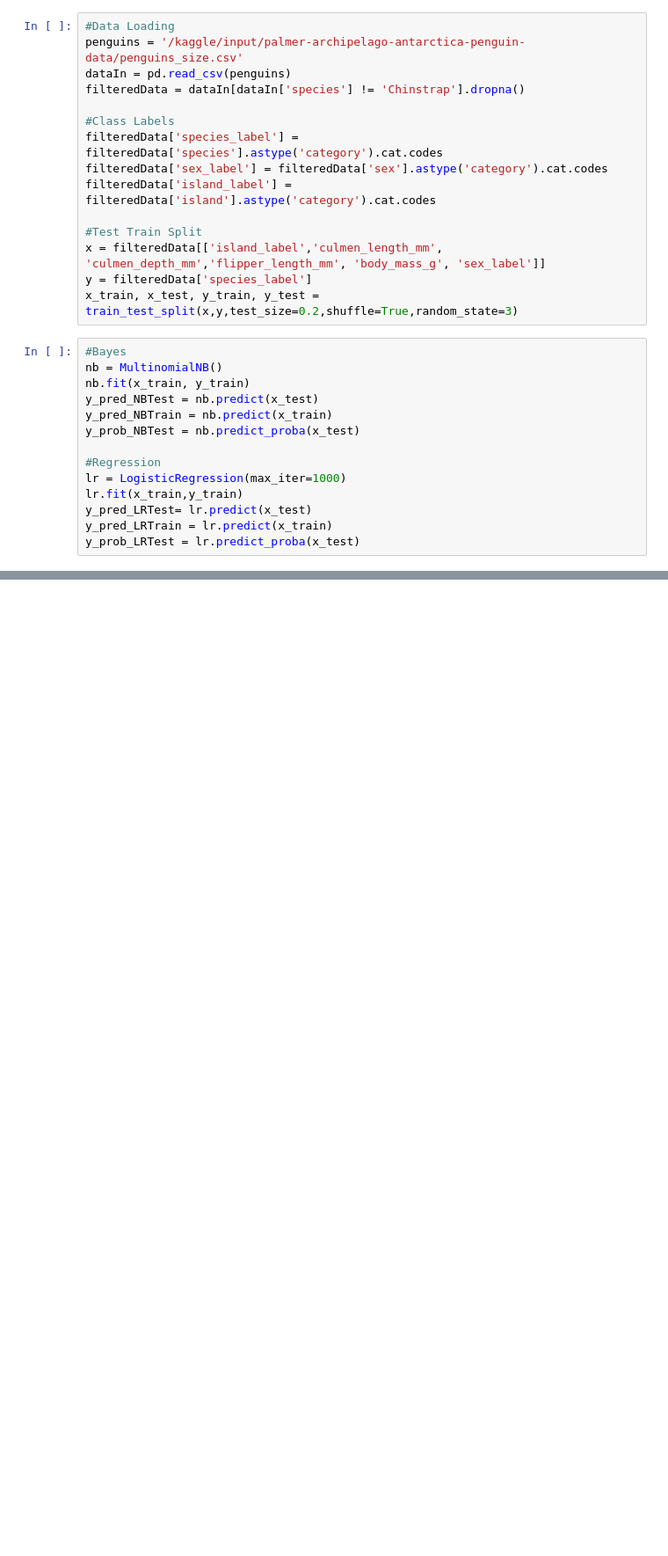
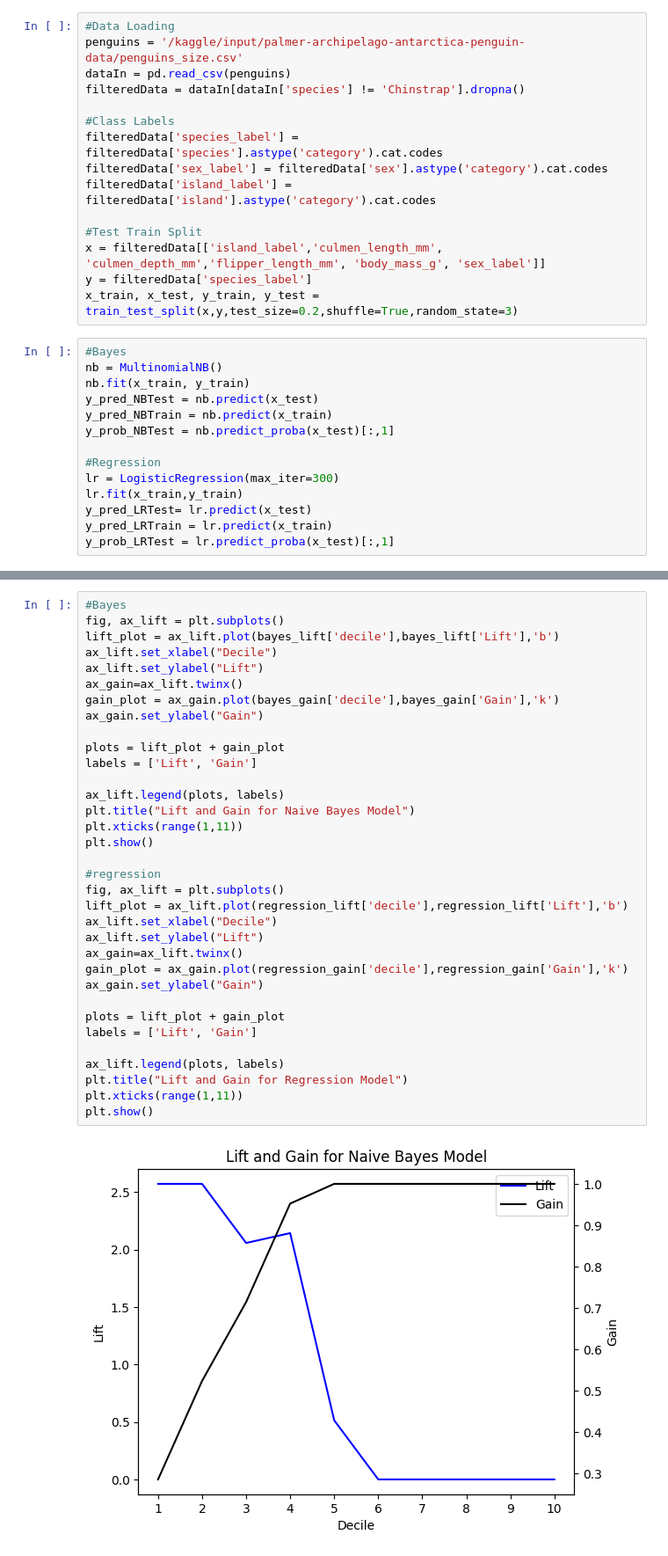
Before and after one commit to wmerry25/CS552-HW2, a Jupyter notebook: DS552_HW2.ipynb, the cells around one changed output, grey strips where cells are left out. Shown at 88% size. Saved outputs shown, nothing was run; the diff lists cells and outputs as text; blank space fills up the shorter version.

Commit message:
Added Visualizations

```diff
--- a/DS552_HW2.ipynb
+++ b/DS552_HW2.ipynb
@@ -34,14 +36,14 @@ nb = MultinomialNB()
 nb.fit(x_train, y_train)
 y_pred_NBTest = nb.predict(x_test)
 y_pred_NBTrain = nb.predict(x_train)
-y_prob_NBTest = nb.predict_proba(x_test)
+y_prob_NBTest = nb.predict_proba(x_test)[:,1]
 
 #Regression
-lr = LogisticRegression(max_iter=1000)
+lr = LogisticRegression(max_iter=300)
 lr.fit(x_train,y_train)
 y_pred_LRTest= lr.predict(x_test)
 y_pred_LRTrain = lr.predict(x_train)
-y_prob_LRTest = lr.predict_proba(x_test)
+y_prob_LRTest = lr.predict_proba(x_test)[:,1]
 # %%
 #Accuracy
 NB_train_accuracy = accuracy_score(y_train,y_pred_NBTrain)
@@ -79,0 +110,36 @@ Linear Regression Test AUC: 1.0
+# %%
+#Bayes
+fig, ax_lift = plt.subplots()
+lift_plot = ax_lift.plot(bayes_lift['decile'],bayes_lift['Lift'],'b')
+ax_lift.set_xlabel("Decile")
+ax_lift.set_ylabel("Lift")
+ax_gain=ax_lift.twinx()
+gain_plot = ax_gain.plot(bayes_gain['decile'],bayes_gain['Gain'],'k')
+ax_gain.set_ylabel("Gain")
+
+plots = lift_plot + gain_plot
+labels = ['Lift', 'Gain']
+
+ax_lift.legend(plots, labels)
+plt.title("Lift and Gain for Naive Bayes Model")
+plt.xticks(range(1,11))
+plt.show()
+
+#regression
+fig, ax_lift = plt.subplots()
+lift_plot = ax_lift.plot(regression_lift['decile'],regression_lift['Lift'],'b')
+ax_lift.set_xlabel("Decile")
+ax_lift.set_ylabel("Lift")
+ax_gain=ax_lift.twinx()
+gain_plot = ax_gain.plot(regression_gain['decile'],regression_gain['Gain'],'k')
+ax_gain.set_ylabel("Gain")
+
+plots = lift_plot + gain_plot
+labels = ['Lift', 'Gain']
+
+ax_lift.legend(plots, labels)
+plt.title("Lift and Gain for Regression Model")
+plt.xticks(range(1,11))
+plt.show()
+# %% [output]
+[figure, added]
```
Also changed, not shown: parts of 5 cells of this notebook.
